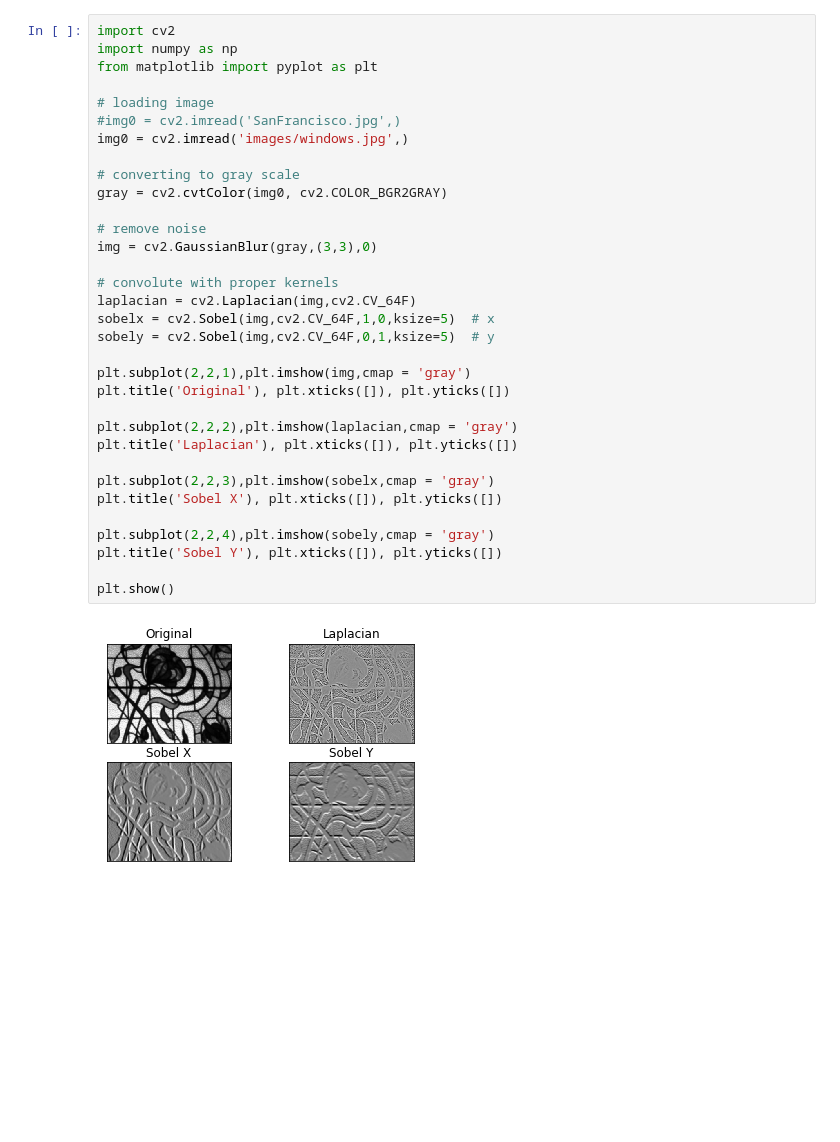
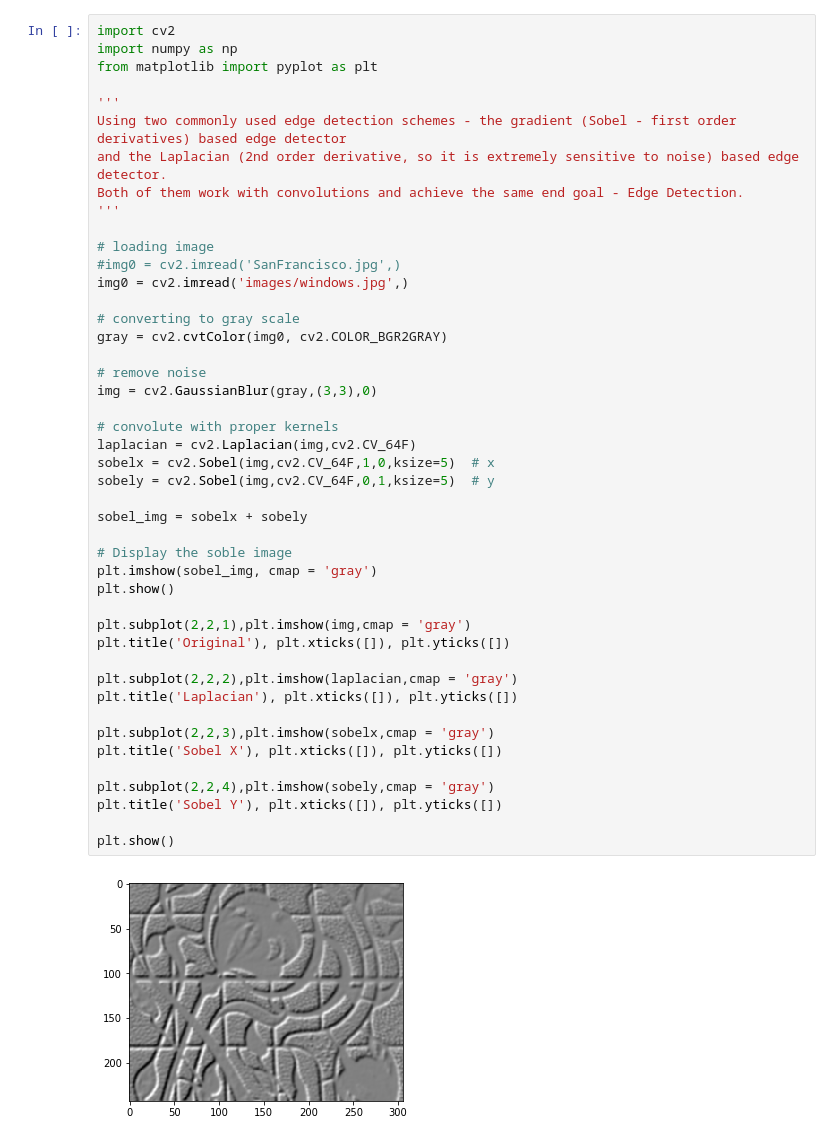
Before and after one commit to Shahir-Abdullah/Digital-Image-Processing, a Jupyter notebook: Edge detection using soble & laplacian .ipynb, the cells around one changed output. Drawn from its saved outputs; the diff is of its cells as text; blank space fills up the shorter version.

```diff
--- a/Edge detection using gradient .ipynb
+++ b/Edge detection using soble & laplacian .ipynb
@@ -2,34 +2,46 @@
 import cv2
 import numpy as np
 from matplotlib import pyplot as plt
+
+'''
+Using two commonly used edge detection schemes - the gradient (Sobel - first order derivatives) based edge detector
+and the Laplacian (2nd order derivative, so it is extremely sensitive to noise) based edge detector.
+Both of them work with convolutions and achieve the same end goal - Edge Detection.
+'''
 
 # loading image
 #img0 = cv2.imread('SanFrancisco.jpg',)
 img0 = cv2.imread('images/windows.jpg',)
 
 # converting to gray scale
 gray = cv2.cvtColor(img0, cv2.COLOR_BGR2GRAY)
 
 # remove noise
 img = cv2.GaussianBlur(gray,(3,3),0)
 
 # convolute with proper kernels
 laplacian = cv2.Laplacian(img,cv2.CV_64F)
 sobelx = cv2.Sobel(img,cv2.CV_64F,1,0,ksize=5)  # x
 sobely = cv2.Sobel(img,cv2.CV_64F,0,1,ksize=5)  # y
 
+sobel_img = sobelx + sobely
+
+# Display the soble image
+plt.imshow(sobel_img, cmap = 'gray')
+plt.show()
+
 plt.subplot(2,2,1),plt.imshow(img,cmap = 'gray')
 plt.title('Original'), plt.xticks([]), plt.yticks([])
 
 plt.subplot(2,2,2),plt.imshow(laplacian,cmap = 'gray')
 plt.title('Laplacian'), plt.xticks([]), plt.yticks([])
 
 plt.subplot(2,2,3),plt.imshow(sobelx,cmap = 'gray')
 plt.title('Sobel X'), plt.xticks([]), plt.yticks([])
 
 plt.subplot(2,2,4),plt.imshow(sobely,cmap = 'gray')
 plt.title('Sobel Y'), plt.xticks([]), plt.yticks([])
 
 plt.show()
 # %% [output]
-[figure, old version]
+[figure, new version]
```
Also changed, not shown: parts of 1 cell of this notebook, 3 other files.
